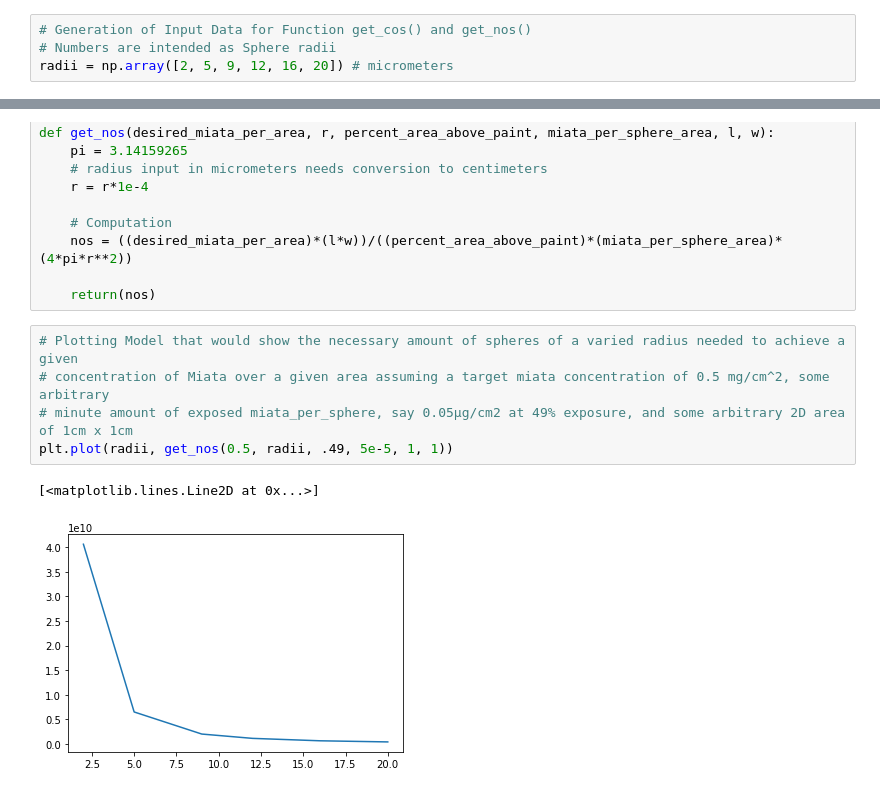
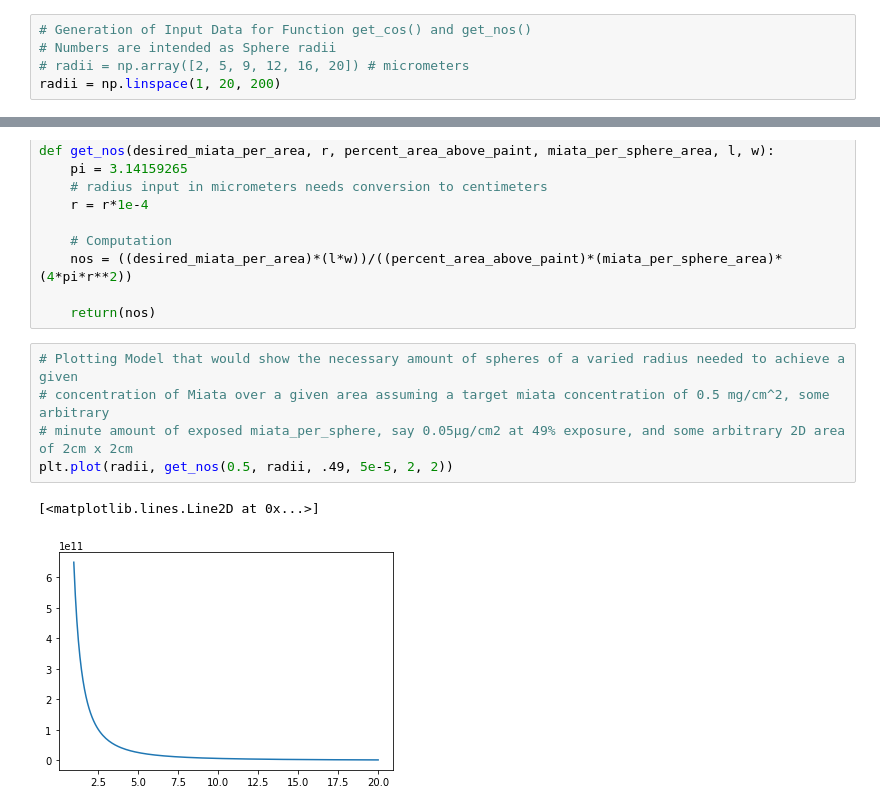
Before and after one commit to andrew2165/Creative-Inquiry-Projects, a Jupyter notebook: Computations.ipynb, the cells around one changed output, grey strips where cells are left out. Cells and saved outputs as stored; diff of their text form.

```diff
--- a/Computations.ipynb
+++ b/Computations.ipynb
@@ -124,7 +124,8 @@ def get_cos(desired_miata_per_area, r, percent_area_above_paint, miata_per_spher
 # %%
 # Generation of Input Data for Function get_cos() and get_nos()
 # Numbers are intended as Sphere radii
-radii = np.array([2, 5, 9, 12, 16, 20]) # micrometers
+# radii = np.array([2, 5, 9, 12, 16, 20]) # micrometers
+radii = np.linspace(1, 20, 200)
 # %%
 # Plotting Model that would show the necessary concentraion of spheres in spheres/cm^2 assuming some arbitrary
 # minute amount of exposed miata_per_sphere, say 0.05µg/cm2 at 49% exposure, to achieve the desired exposed miata
@@ -150,8 +151,8 @@ def get_nos(desired_miata_per_area, r, percent_area_above_paint, miata_per_spher
 # %%
 # Plotting Model that would show the necessary amount of spheres of a varied radius needed to achieve a given
 # concentration of Miata over a given area assuming a target miata concentration of 0.5 mg/cm^2, some arbitrary
-# minute amount of exposed miata_per_sphere, say 0.05µg/cm2 at 49% exposure, and some arbitrary 2D area of 1cm x 1cm
-plt.plot(radii, get_nos(0.5, radii, .49, 5e-5, 1, 1))
+# minute amount of exposed miata_per_sphere, say 0.05µg/cm2 at 49% exposure, and some arbitrary 2D area of 2cm x 2cm
+plt.plot(radii, get_nos(0.5, radii, .49, 5e-5, 2, 2))
 # %% [output]
 [<matplotlib.lines.Line2D at 0x...>]
-[figure, old version]
+[figure, new version]
```
Also changed, not shown: parts of 1 cell of this notebook.
